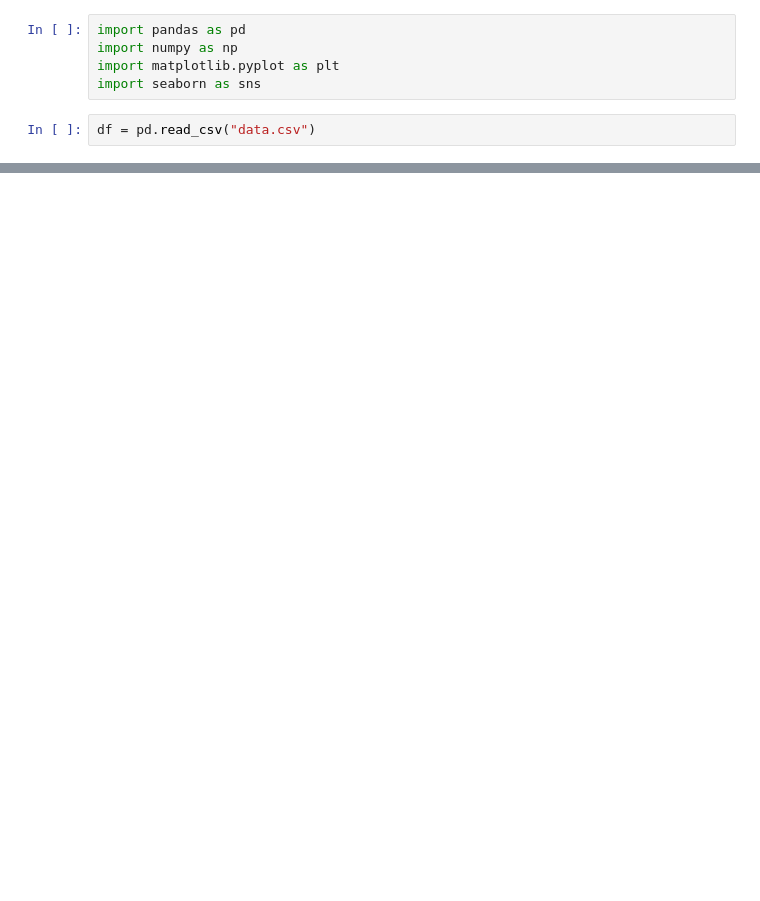
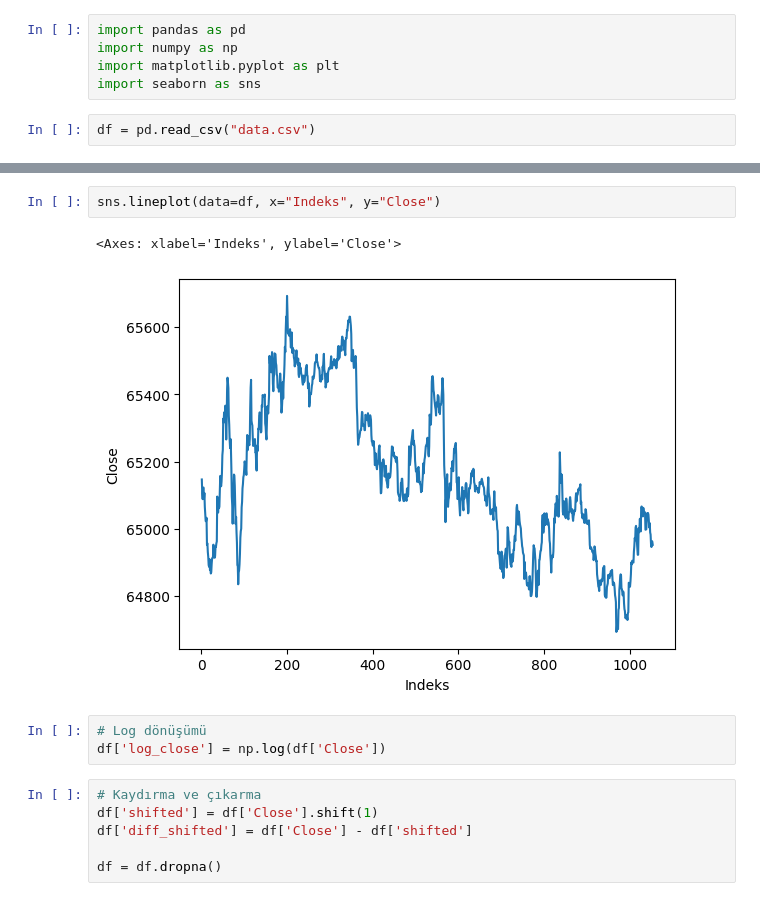
Before and after one commit to Haluktre/TraderAI, a Jupyter notebook: DataExtraction.ipynb, the cells around one changed output, grey strips where cells are left out. Saved outputs shown, nothing was run; the diff lists cells and outputs as text; blank space fills up the shorter version.

```diff
--- a/DataExtraction.ipynb
+++ b/DataExtraction.ipynb
@@ -19,0 +8,14 @@ df.describe()
+# %%
+sns.lineplot(data=df, x="Indeks", y="Close")
+# %% [output]
+<Axes: xlabel='Indeks', ylabel='Close'>
+[figure, added]
+# %%
+# Log dönüşümü
+df['log_close'] = np.log(df['Close'])
+# %%
+# Kaydırma ve çıkarma
+df['shifted'] = df['Close'].shift(1)
+df['diff_shifted'] = df['Close'] - df['shifted']
+
+df = df.dropna()
```
Also changed, not shown: parts of 24 cells of this notebook, 3 other files.
